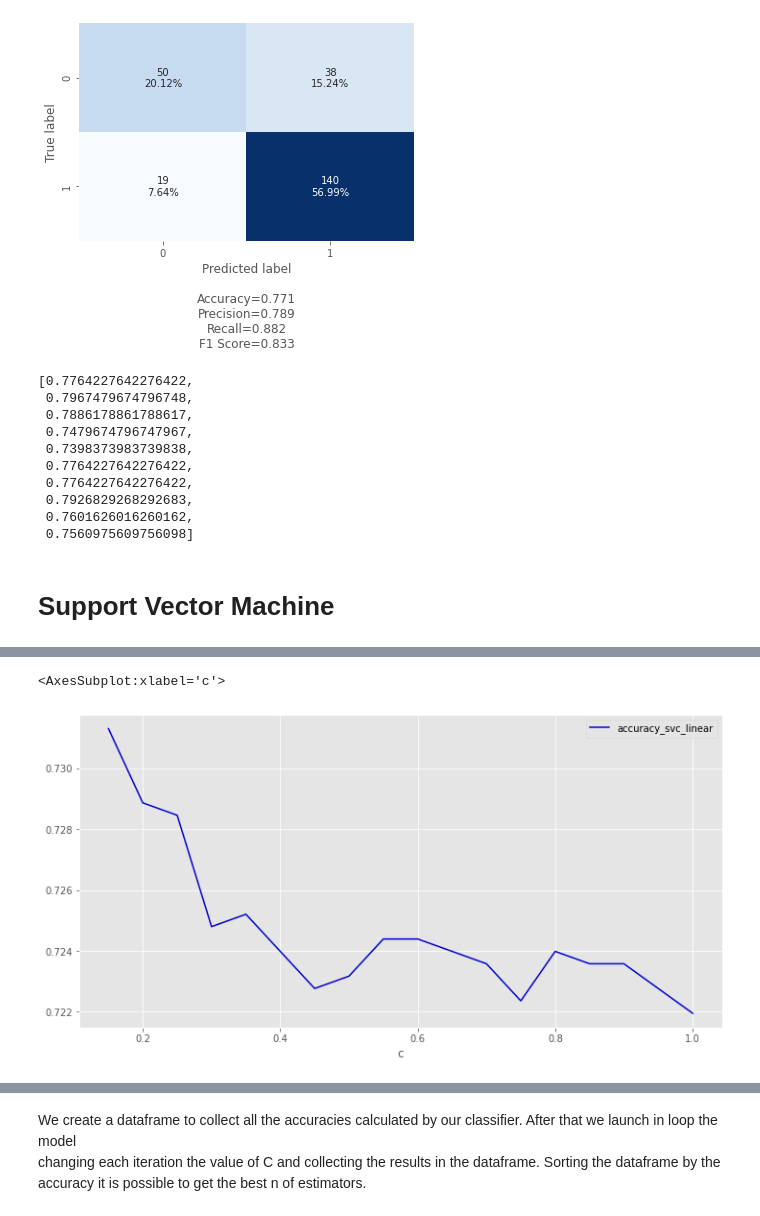
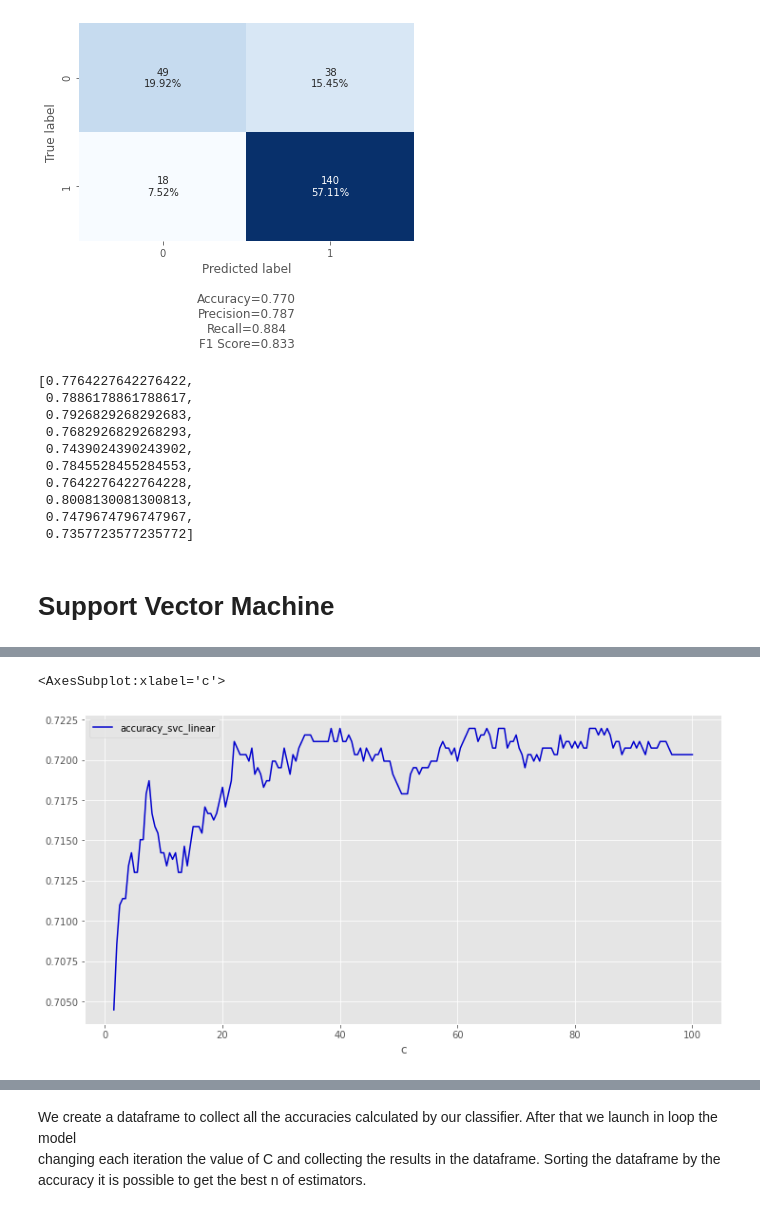
Before and after one commit to andreapiodantonio/data_science_project_dismi_adantonio_oczerwisnki, a Jupyter notebook: startup_classificator/startup_classificator.ipynb, the cells around one changed output, grey strips where cells are left out. Cells and saved outputs as stored; diff of their text form; code cells hidden in the pictures.

```diff
--- a/startup_classificator/startup_classificator.ipynb
+++ b/startup_classificator/startup_classificator.ipynb
@@ -423,3 +432,6 @@ X = startup_clean[['age_first_funding_year','age_last_funding_year','age_first_m
 #X1 =startup_clean[['age_first_funding_year', 'age_last_funding_year']]
 
 y = startup_clean['has_succeded'].to_numpy()
+# %%
+scaler = MinMaxScaler()
+scaler.fit(X)
@@ -426,3 +440,5 @@ y = startup_clean['has_succeded'].to_numpy()
+# %%
+X = scaler.transform(X)
 # %%
 print('shape of X:')
 print(X.shape)
@@ -536,7 +552,7 @@ lr = LogisticRegression(solver='liblinear')
 # %%
 accuracy_val_lr = []
 
-i=0
+
 for i in range(0,10):
 
       X_train, X_test, y_train, y_test = train_test_split(X, y, test_size=0.1, random_state=i, shuffle=True, stratify=y)
@@ -553,7 +569,7 @@ for i in range(0,10):
 
       # we collect the accuracy in an array with len i
       accuracy_val_lr.append(globals()[f"accuracy_val_lr_{i}"])
-      i=i+1
+
 
 labels=['True label','Predicted label']
 #conf_mat_lr_perc = (conf_mat_lr/conf_mat_lr.sum())
@@ -703,7 +719,7 @@ rf = RandomForestClassifier(n_estimators=int(accuracy_rf_nest['n_estimators'][0]
 # %%
 accuracy_val_rf = []
 
-i=0
+
 for i in range(0,10):
       X_train, X_test, y_train, y_test = train_test_split(X, y, test_size=0.1, random_state=i, shuffle=True, stratify=y)
       X_train, X_val, y_train, y_val   = train_test_split(X_train, y_train, test_size=0.3, random_state=0, shuffle=True, stratify=y_train)
@@ -742,15 +758,15 @@ confusion_matrix_custom.make_confusion_matrix(conf_mat_val_rf,cbar=False)
 accuracy_val_rf
 # %% [output]
 [0.7764227642276422,
- 0.7967479674796748,
  0.7886178861788617,
+ 0.7926829268292683,
+ 0.7682926829268293,
+ 0.7439024390243902,
+ 0.7845528455284553,
+ 0.7642276422764228,
+ 0.8008130081300813,
  0.7479674796747967,
- 0.7398373983739838,
- 0.7764227642276422,
- 0.7764227642276422,
- 0.7926829268292683,
- 0.7601626016260162,
- 0.7560975609756098]
+ 0.7357723577235772]
 # %% [markdown]
 # Support Vector Machine
 # %%
@@ -762,8 +778,8 @@ from sklearn import svm
 accuracy_svc_c_linear=pd.DataFrame(np.array([(0, 0.0)]), columns=['c','accuracy_svc_linear'])
 
 #first cicle for the n estimators
-for j in range(0,20):
-    c=(j+1)/20
+for j in range(0,200):
+    c=(j+1)/2
     svc = svm.SVC(C=c, kernel='linear')
     globals()[f"accuracy_val_svc{j}"]=[]
 
@@ -800,5 +816,5 @@ Wall time: 18.3 s
 <AxesSubplot:xlabel='c'>
-[figure, old version]
+[figure, new version]
 # %%
 %%time
 
```
Also changed, not shown: parts of 34 cells of this notebook.
